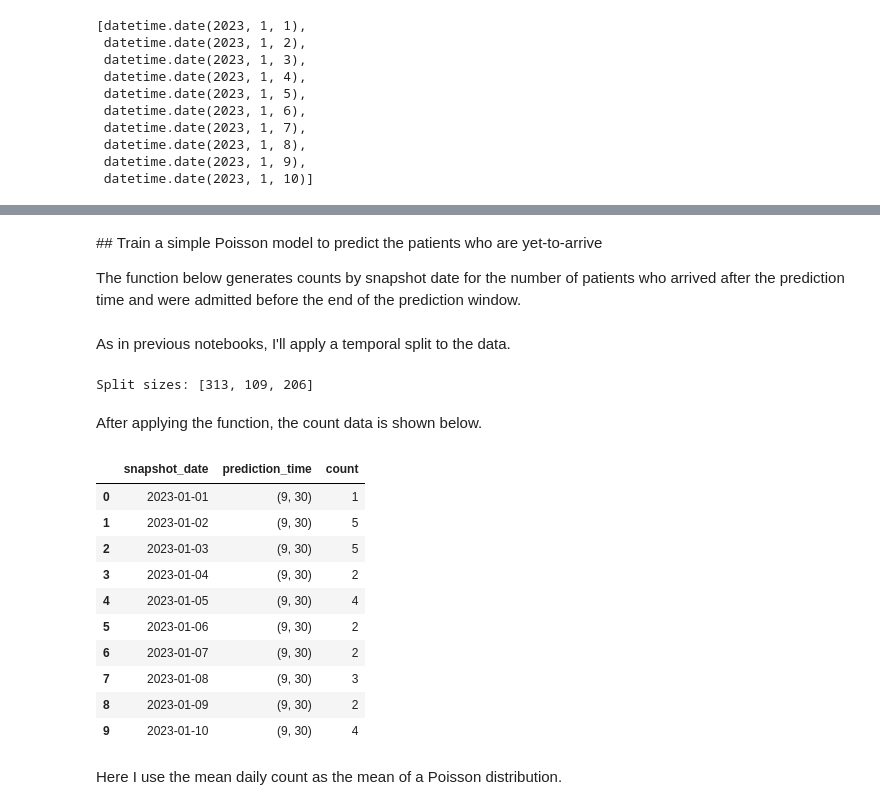
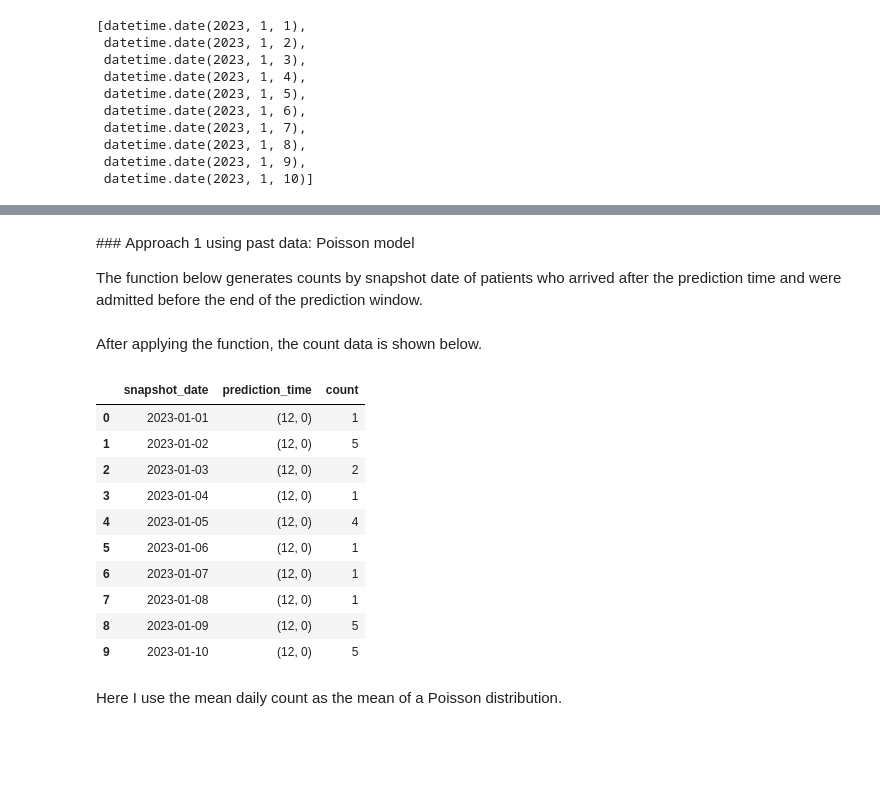
Before and after one commit to UCL-CORU/patientflow, a Jupyter notebook: notebooks/3c_Predict_bed_counts_without_using_patient_snapshots.ipynb, the cells around one changed output, grey strips where cells are left out. Drawn from its saved outputs; the diff is of its cells as text; code cells hidden in the pictures; blank space fills up the shorter version.

```diff
--- a/notebooks/3c_Predict_bed_counts_without_using_patient_snapshots.ipynb
+++ b/notebooks/3c_Predict_bed_counts_without_using_patient_snapshots.ipynb
@@ -70,7 +108,8 @@ First ten snapshot dates
 # %% [markdown]
-## Train a simple Poisson model to predict the patients who are yet-to-arrive
 
-The function below generates counts by snapshot date for the number of patients who arrived after the prediction time and were admitted before the end of the prediction window.
+### Approach 1 using past data: Poisson model
+
+The function below generates counts by snapshot date of patients who arrived after the prediction time and were admitted before the end of the prediction window.
 # %%
 
 def count_yet_to_arrive(df, snapshot_dates, prediction_times, prediction_window_hours):
@@ -107,49 +146,25 @@ def count_yet_to_arrive(df, snapshot_dates, prediction_times, prediction_window_
     results_df = pd.DataFrame(results)
 
     return results_df
-# %% [markdown]
-As in previous notebooks, I'll apply a temporal split to the data.
-# %%
-from datetime import date
-from patientflow.prepare import create_temporal_splits
-
-# set the temporal split
-start_training_set = date(2023, 1, 1)
-start_validation_set = date(2023, 2, 15) # 6 week training set
-start_test_set = date(2023, 3, 1) # 2 week validation set
-end_test_set = date(2023, 4, 1) # 1 month test set
-
-# create the temporal splits
-train_visits, _, _ = create_temporal_splits(
-    inpatient_arrivals,
-    start_training_set,
-    start_validation_set,
-    start_test_set,
-    end_test_set,
-    col_name="arrival_datetime", # states which column contains the date to use when making the splits
-
-)
-# %% [output]
-Split sizes: [313, 109, 206]
 # %% [markdown]
 After applying the function, the count data is shown below.
 # %%
-prediction_times = [(9, 30)]
+prediction_times = [(12, 0)]
 
 yet_to_arrive_counts = count_yet_to_arrive(train_visits, snapshot_dates, prediction_times, prediction_window_hours=8)
 yet_to_arrive_counts.head(10)
 # %% [output]
 |  | snapshot_date | prediction_time | count |
-| 0 | 2023-01-01 | (9, 30) | 1 |
-| 1 | 2023-01-02 | (9, 30) | 5 |
-| 2 | 2023-01-03 | (9, 30) | 5 |
-| 3 | 2023-01-04 | (9, 30) | 2 |
-| 4 | 2023-01-05 | (9, 30) | 4 |
-| 5 | 2023-01-06 | (9, 30) | 2 |
-| 6 | 2023-01-07 | (9, 30) | 2 |
-| 7 | 2023-01-08 | (9, 30) | 3 |
-| 8 | 2023-01-09 | (9, 30) | 2 |
-| 9 | 2023-01-10 | (9, 30) | 4 |
+| 0 | 2023-01-01 | (12, 0) | 1 |
+| 1 | 2023-01-02 | (12, 0) | 5 |
+| 2 | 2023-01-03 | (12, 0) | 2 |
+| 3 | 2023-01-04 | (12, 0) | 1 |
+| 4 | 2023-01-05 | (12, 0) | 4 |
+| 5 | 2023-01-06 | (12, 0) | 1 |
+| 6 | 2023-01-07 | (12, 0) | 1 |
+| 7 | 2023-01-08 | (12, 0) | 1 |
+| 8 | 2023-01-09 | (12, 0) | 5 |
+| 9 | 2023-01-10 | (12, 0) | 5 |
 # %% [markdown]
 Here I use the mean daily count as the mean of a Poisson distribution.
 # %%
```
Also changed, not shown: parts of 29 cells of this notebook, 3 other files.
